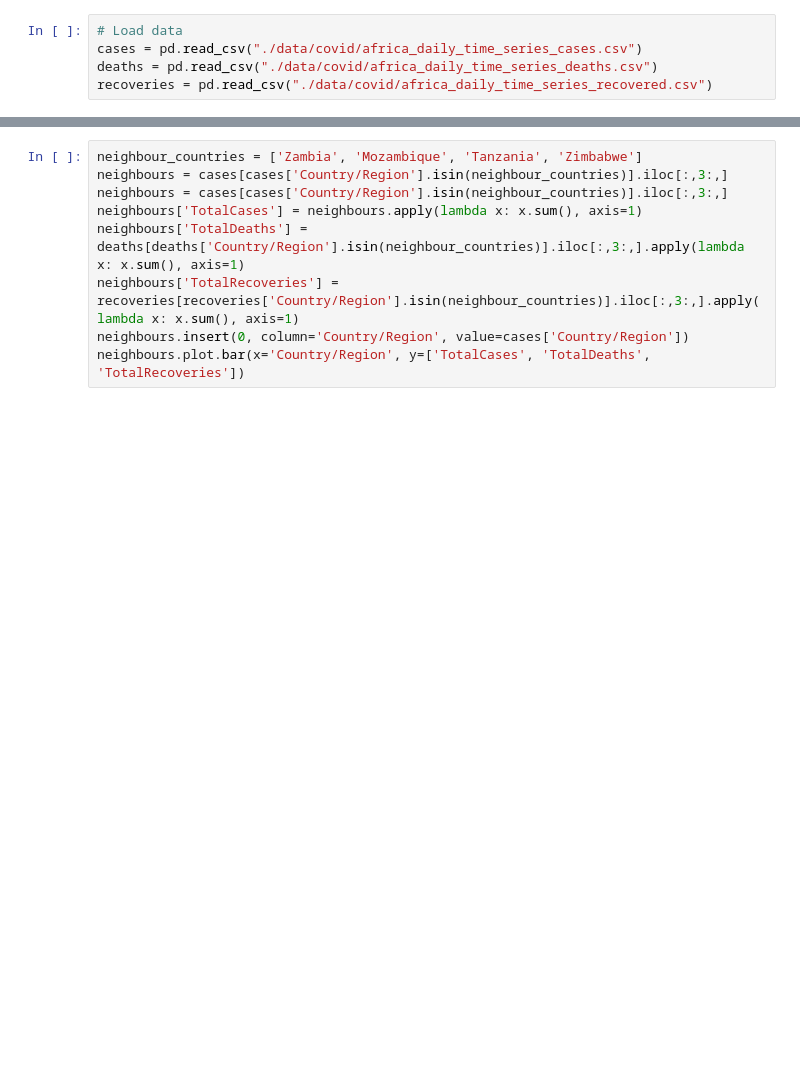
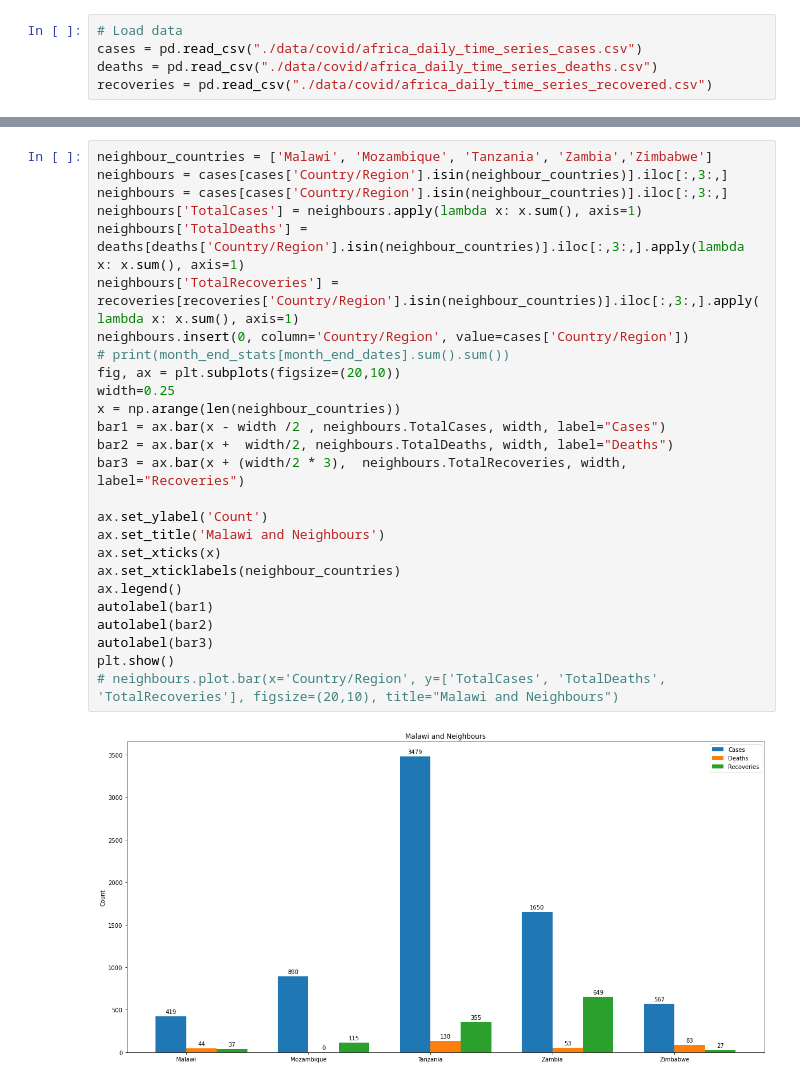
Before and after one commit to pike-msonda/adds_project, a Jupyter notebook: covid.ipynb, the cells around one changed output, grey strips where cells are left out. Saved outputs shown, nothing was run; the diff lists cells and outputs as text; blank space fills up the shorter version.

```diff
--- a/covid.ipynb
+++ b/covid.ipynb
@@ -36,11 +80,30 @@ month_end_stats.plot.bar(x='Country/Region', y=['TotalCases', 'TotalDeaths', 'To
 # %%
-neighbour_countries = ['Zambia', 'Mozambique', 'Tanzania', 'Zimbabwe']
+neighbour_countries = ['Malawi', 'Mozambique', 'Tanzania', 'Zambia','Zimbabwe']
 neighbours = cases[cases['Country/Region'].isin(neighbour_countries)].iloc[:,3:,]
 neighbours = cases[cases['Country/Region'].isin(neighbour_countries)].iloc[:,3:,]
 neighbours['TotalCases'] = neighbours.apply(lambda x: x.sum(), axis=1)
 neighbours['TotalDeaths'] = deaths[deaths['Country/Region'].isin(neighbour_countries)].iloc[:,3:,].apply(lambda x: x.sum(), axis=1)
 neighbours['TotalRecoveries'] = recoveries[recoveries['Country/Region'].isin(neighbour_countries)].iloc[:,3:,].apply(lambda x: x.sum(), axis=1)
 neighbours.insert(0, column='Country/Region', value=cases['Country/Region'])
-neighbours.plot.bar(x='Country/Region', y=['TotalCases', 'TotalDeaths', 'TotalRecoveries'])
+# print(month_end_stats[month_end_dates].sum().sum())
+fig, ax = plt.subplots(figsize=(20,10))
+width=0.25
+x = np.arange(len(neighbour_countries))
+bar1 = ax.bar(x - width /2 , neighbours.TotalCases, width, label="Cases")
+bar2 = ax.bar(x +  width/2, neighbours.TotalDeaths, width, label="Deaths")
+bar3 = ax.bar(x + (width/2 * 3),  neighbours.TotalRecoveries, width, label="Recoveries")
+
+ax.set_ylabel('Count')
+ax.set_title('Malawi and Neighbours')
+ax.set_xticks(x)
+ax.set_xticklabels(neighbour_countries)
+ax.legend()
+autolabel(bar1)
+autolabel(bar2)
+autolabel(bar3)
+plt.show()
+# neighbours.plot.bar(x='Country/Region', y=['TotalCases', 'TotalDeaths', 'TotalRecoveries'], figsize=(20,10), title="Malawi and Neighbours")
+# %% [output]
+[figure, added]
 # %%
 map = plt.imread('./data/covid/AfricaRegions.png')
```
Also changed, not shown: parts of 9 cells of this notebook, 7 other files.
